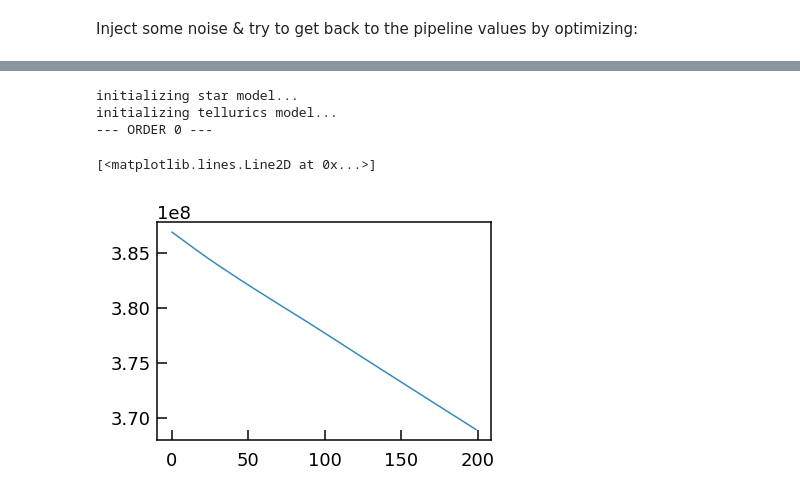
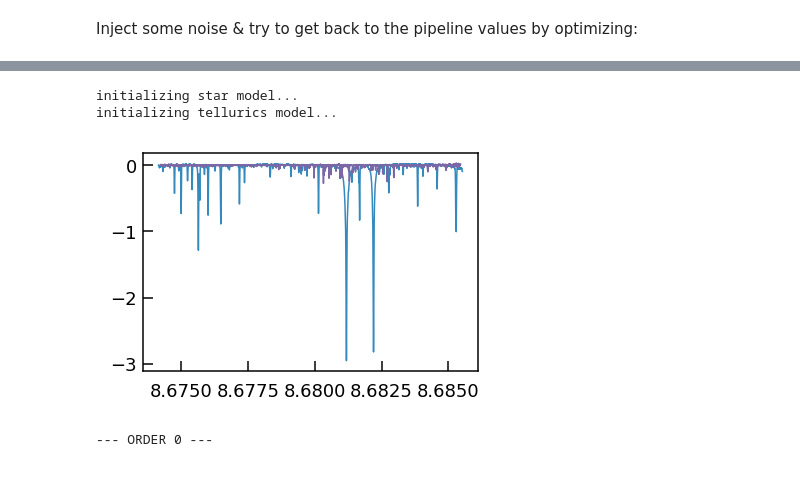
Before and after one commit to megbedell/wobble, a Jupyter notebook: wobbleflow.ipynb, the cells around one changed output, grey strips where cells are left out. Drawn from its saved outputs; the diff is of its cells as text; code cells hidden in the pictures.

```diff
--- a/wobbleflow.ipynb
+++ b/wobbleflow.ipynb
@@ -29,11 +35,18 @@ plt.scatter(data.pipeline_rvs, star_rvs + data.pipeline_rvs)
+# %%
+for c in model.components:
+    c.initialize_model(0, data)
+    session.run(tf.variables_initializer([c.model_xs[0], c.model_ys[0]]))
+# %% [output]
+initializing star model...
+initializing tellurics model...
+# %%
+for c in model.components:
+    model_xs = session.run(c.model_xs[0])
+    model_ys = session.run(c.model_ys[0])
+    plt.plot(model_xs, model_ys)
+# %% [output]
+[figure, added]
 # %%
-nll_history, rvs_history, model_history = wobble.optimize_order(model, data, 0, niter=100, save_history=True)
+nll_history, rvs_history, model_history = wobble.optimize_order(model, data, 0, niter=80, output_history=True)
 # %% [output]
-initializing star model...
-initializing tellurics model...
 --- ORDER 0 ---
-# %%
-plt.plot(nll_history)
-# %% [output]
-[<matplotlib.lines.Line2D at 0x...>]
-[figure, removed]
```
Also changed, not shown: parts of 8 cells of this notebook, 2 other files.
